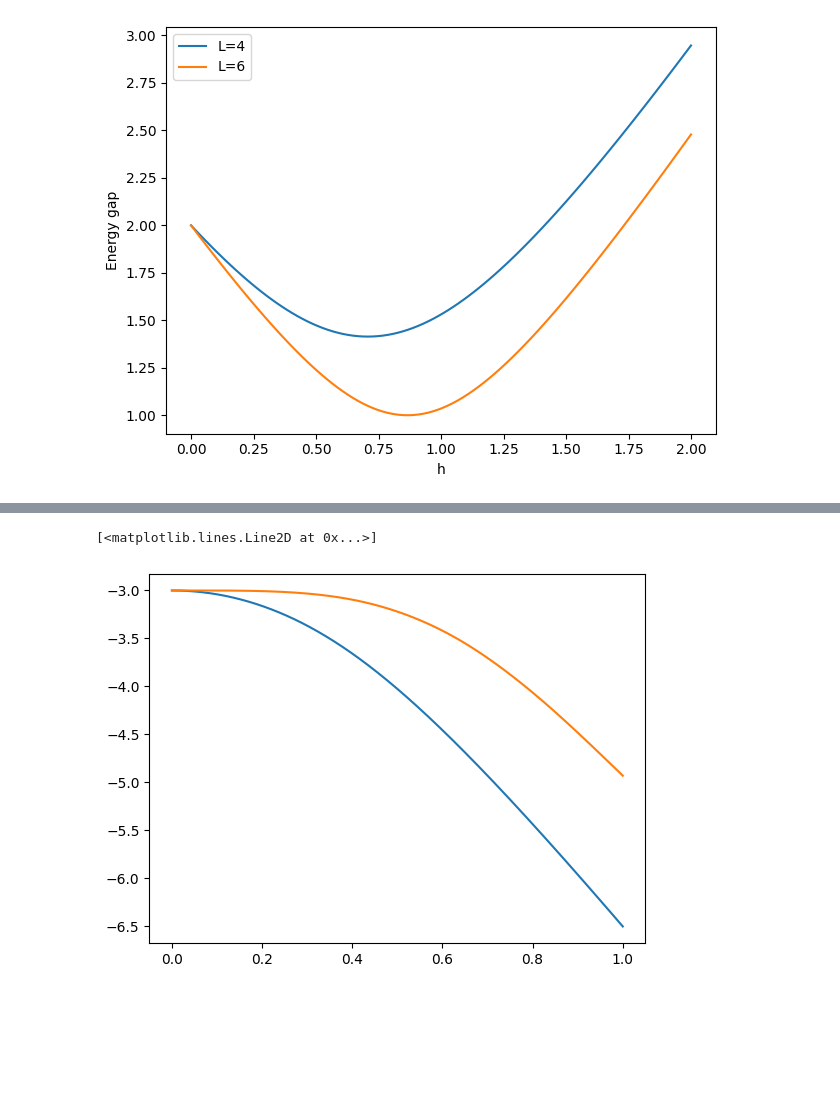
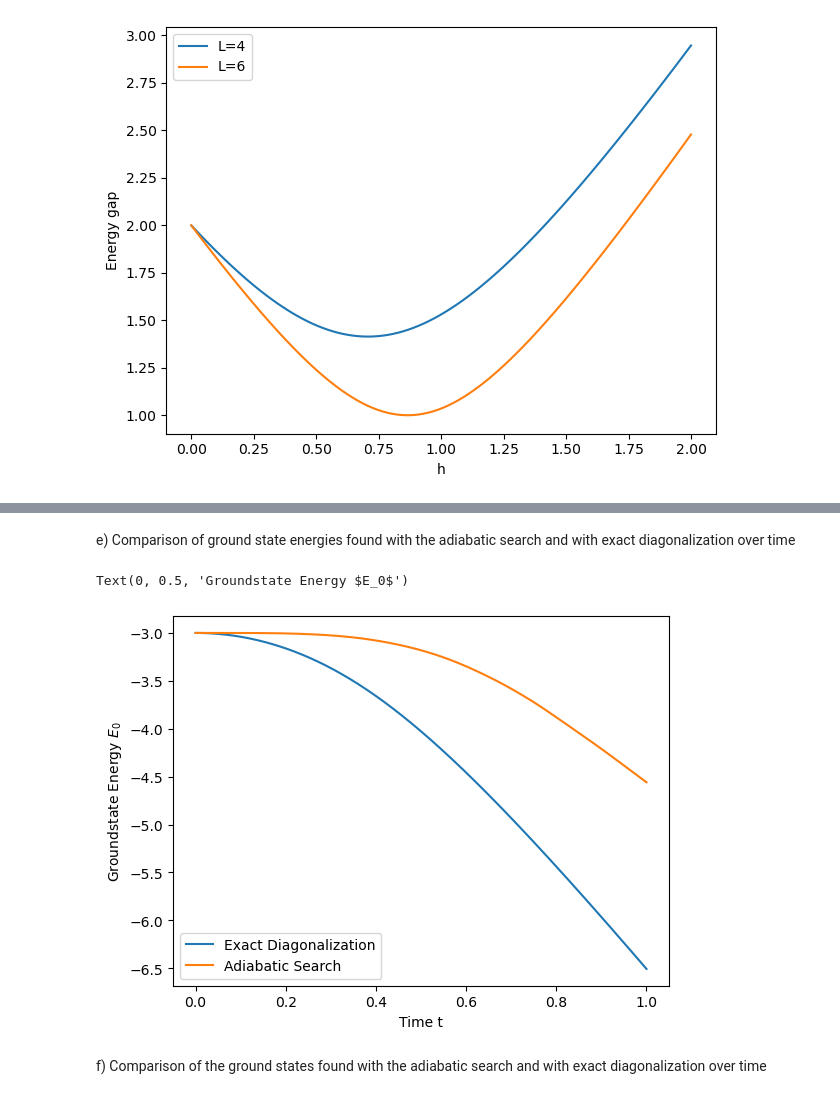
Before and after one commit to Physik-UBonn/assignment-3-fiene-weber, a Jupyter notebook: TEQS_Exercise_3_H3.ipynb, the cells around one changed output, grey strips where cells are left out. Saved outputs shown, nothing was run; the diff lists cells and outputs as text; code cells hidden in the pictures; blank space fills up the shorter version.

```diff
--- a/TEQS_Exercise_3_H3.ipynb
+++ b/TEQS_Exercise_3_H3.ipynb
@@ -100,10 +105,13 @@ psi0 = ground_state_psi
 # %%
 # integration
 dpsidt = dpsidt_wrapper(h, J, L)
-Nsteps = 10000
+Nsteps = 50000
 
 sol = solve_ivp(dpsidt, t_span = (0, 1), y0 = psi0.view(dtype=np.float64), t_eval=np.linspace(0, 1, Nsteps))
 psi_tau_list = sol.y.T.copy().view(dtype=np.complex128)
+adiabatic_groundstate = psi_tau_list[-1]
+# %% [markdown]
+e) Comparison of ground state energies found with the adiabatic search and with exact diagonalization over time
 # %%
 exact_E0 = np.zeros(Nsteps)
 adiabatic_E0 = np.zeros(Nsteps)
@@ -121,12 +129,17 @@ for i, s in enumerate(np.linspace(0, 1, Nsteps)):
     # adiabatic ground state energy at time s
     adiabatic_E0[i] = np.real(psi_tau_list[i] @ H @ psi_tau_list[i].conjugate())
 
-    # overlap between evolving psi and exact ground state
-    overlap[i] = np.abs(psi_tau_list[i] @ v[:, np.argmin(e)].conjugate())
+    # overlap between evolving psi and exact ground state -> compare found ground state wit both degenerate states
+    overlap[i] = np.max([np.abs(psi_tau_list[i] @ v[:, 0].conjugate()), np.abs(psi_tau_list[i] @ v[:, 1].conjugate())])
 # %%
-plt.plot(sol.t, exact_E0, label='Exact E0')
-plt.plot(sol.t, adiabatic_E0, label='Adiabatic E0')
+plt.plot(sol.t, exact_E0, label='Exact Diagonalization')
+plt.plot(sol.t, adiabatic_E0, label='Adiabatic Search')
+plt.legend()
+plt.xlabel("Time t")
+plt.ylabel(r'Groundstate Energy $E_0$')
 # %% [output]
-[<matplotlib.lines.Line2D at 0x...>]
+Text(0, 0.5, 'Groundstate Energy $E_0$')
-[figure, old version]
+[figure, new version]
+# %% [markdown]
+f) Comparison of the ground states found with the adiabatic search and with exact diagonalization over time
 # %%
```
Also changed, not shown: parts of 10 cells of this notebook.
